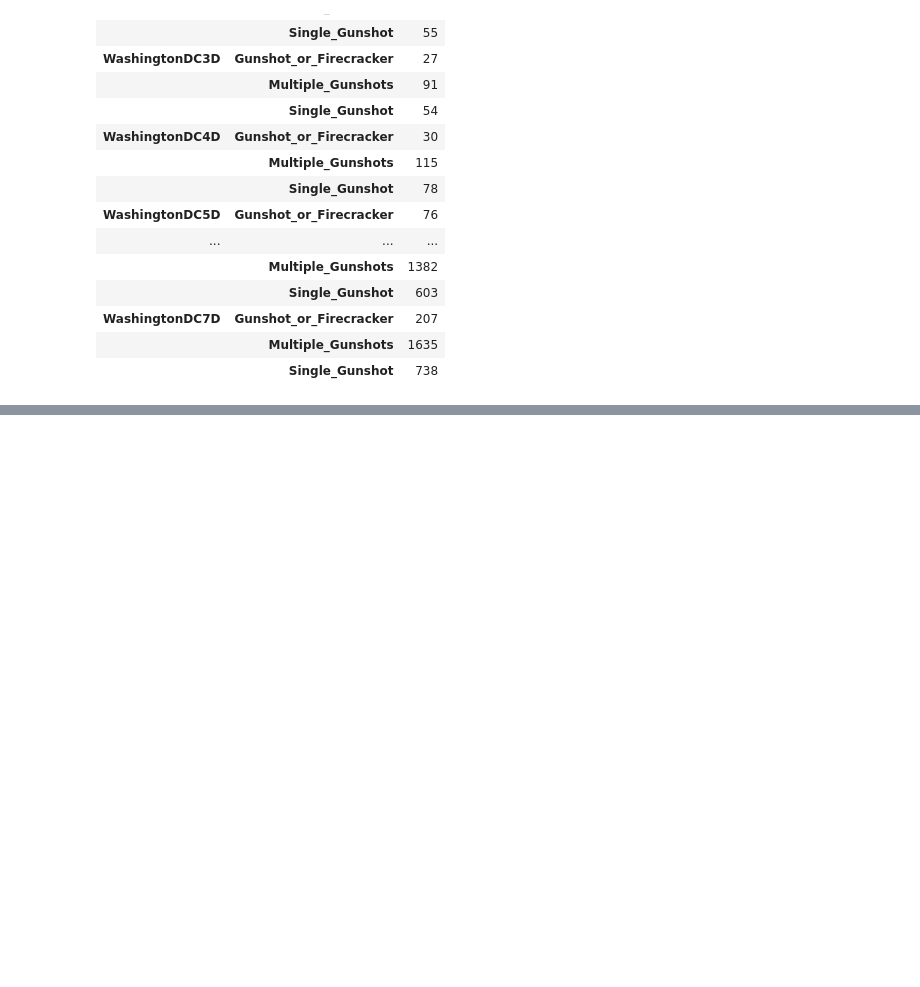
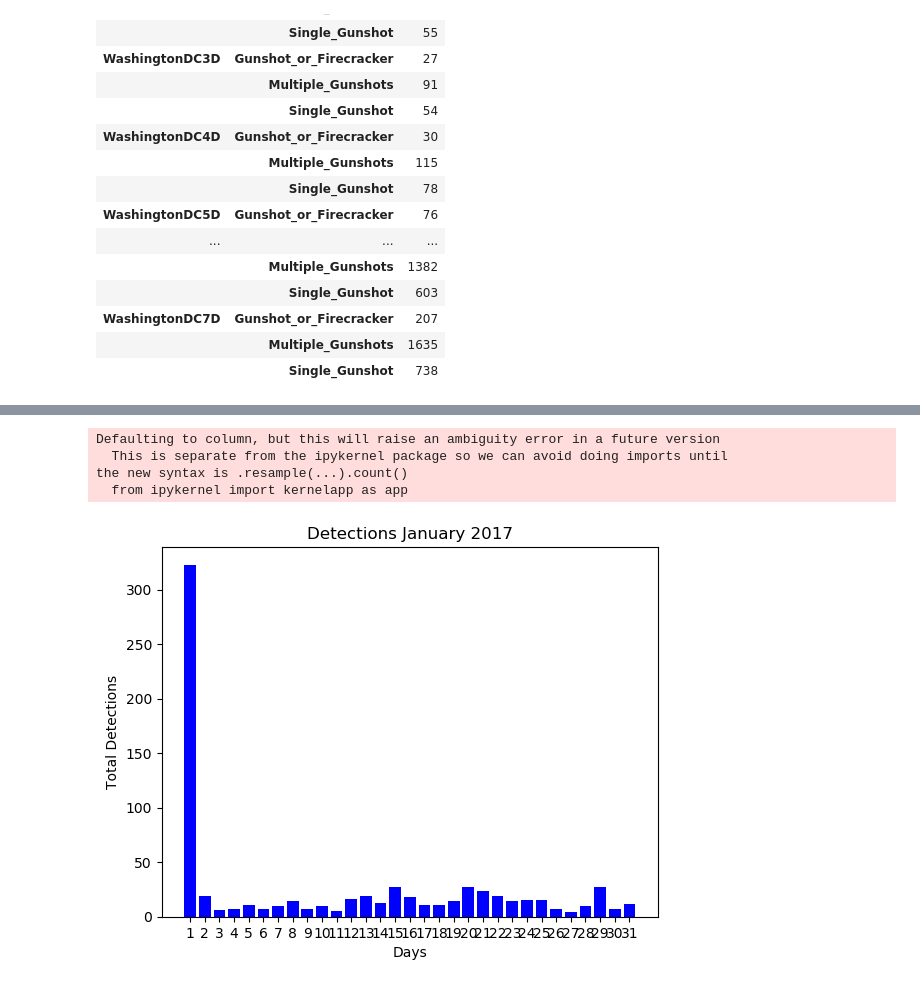
Before and after one commit to CarlosMurguia/shotspotterdata, a Jupyter notebook: project.ipynb, the cells around one changed output, grey strips where cells are left out. Cells and saved outputs as stored; diff of their text form; code cells hidden in the pictures; blank space fills up the shorter version.

```diff
--- a/project.ipynb
+++ b/project.ipynb
@@ -193,0 +262,41 @@ shootingdata
+# %%
+# Bar chart to compare each day in Jan 2017
+# Create dataframe for just Jan 2017
+jan2017 = df.groupby('Date')['ID'].count()
+jan17_d = {"Detections Jan 2017": jan2017}
+jan2017_df = pd.DataFrame(data=jan17_d)
+jan2017_df = jan2017_df.reset_index()
+jan2017_df.head()
+
+
+crit1 = df['Date'].map(lambda x : x.year == 2017)
+crit2 = df['Date'].map(lambda x : x.month == 1)
+
+df2 = df[crit1 & crit2]
+
+d3 = df2['ID'].resample('D', how='count')
+
+jan_df = pd.DataFrame(data=d3)
+jan_df = jan_df.reset_index()
+jan_df.head()
+
+day_totals = jan_df['ID']
+x_axis = ["1", "2", "3", "4", "5", "6", "7", "8", "9", "10", "11", "12", "13", "14",
+          "15", "16", "17", "18", "19", "20", "21", "22", "23", "24", "25", "26",
+          "27", "28", "29", "30", "31"]
+
+plt.bar(x_axis, day_totals, color="b", align="center")
+
+plt.title("Detections January 2017")
+plt.xlabel("Days")
+plt.ylabel("Total Detections")
+
+plt.savefig("Resources/Jan2017.svg")
+plt.savefig("Resources/Jan2017.png")
+plt.show()
+# %% [output]
+Defaulting to column, but this will raise an ambiguity error in a future version
+  This is separate from the ipykernel package so we can avoid doing imports until
+the new syntax is .resample(...).count()
+  from ipykernel import kernelapp as app
+[figure, added]
```
Also changed, not shown: parts of 20 cells of this notebook.
